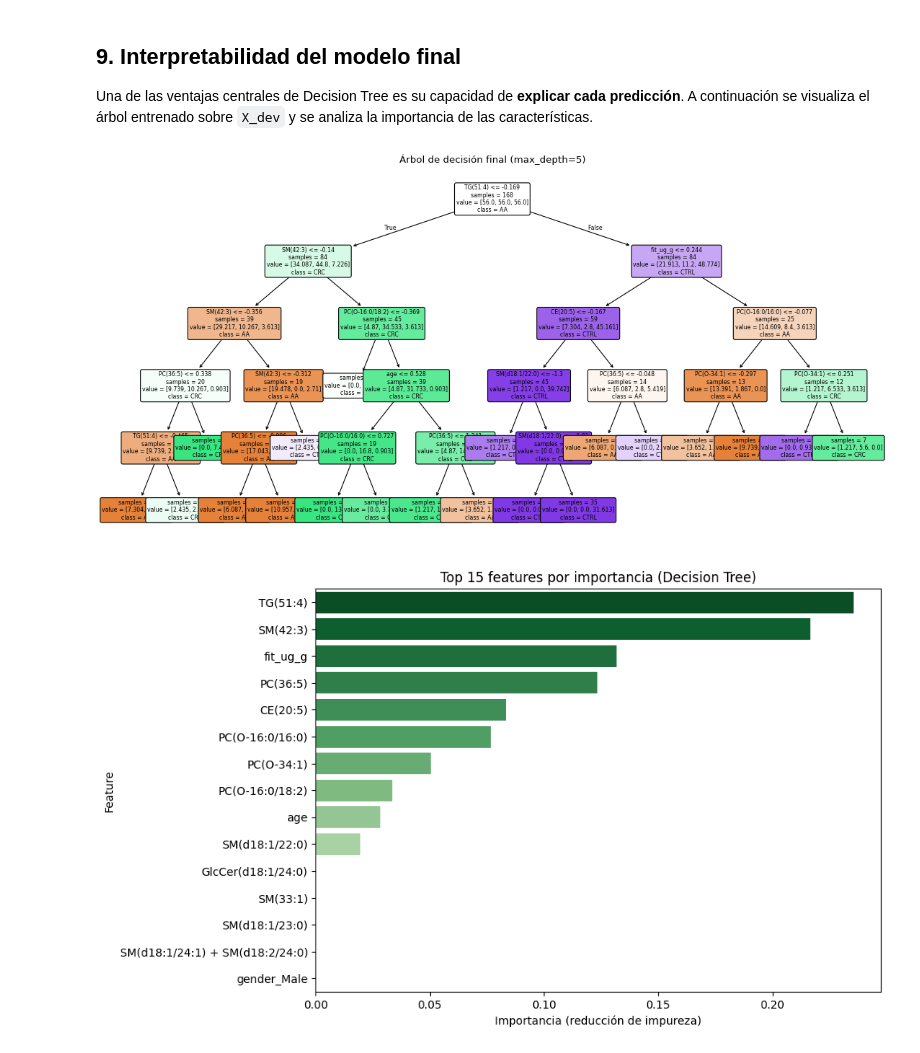
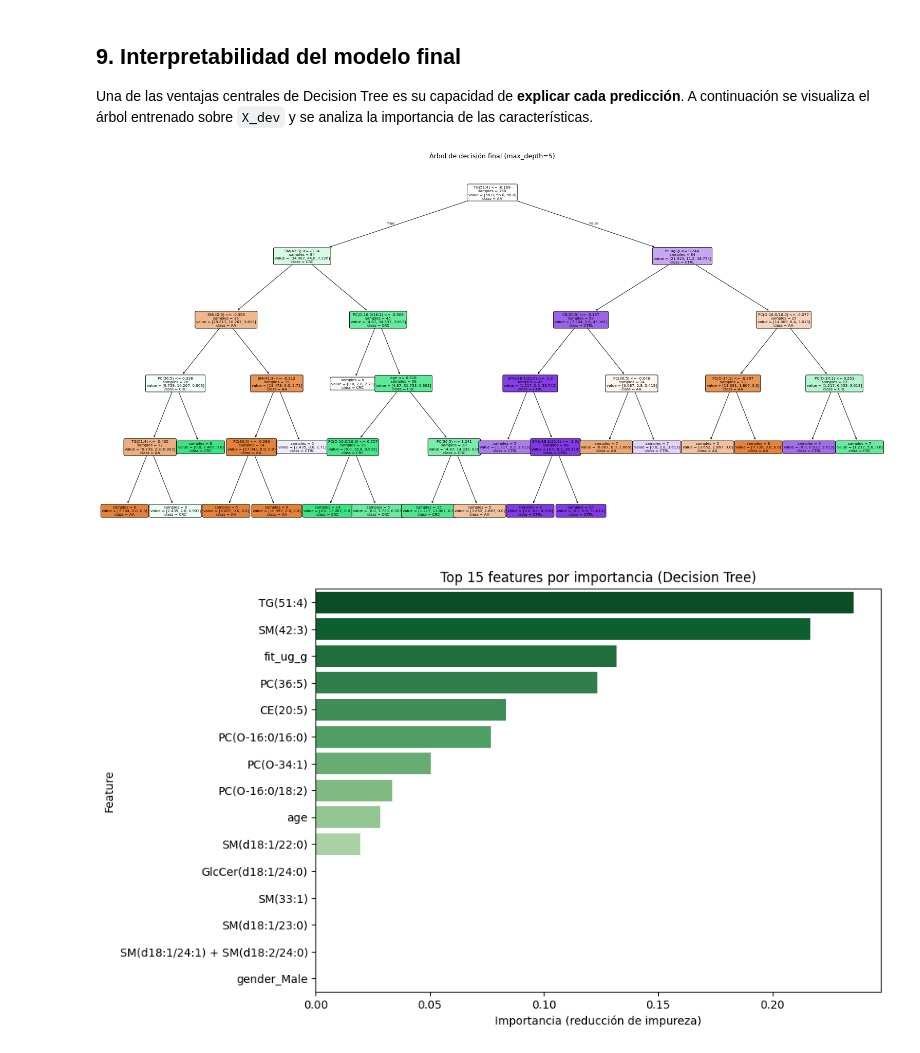
Before and after one commit to A01795919/proyecto_integrador_equipo-22, a Jupyter notebook: notebooks/Avance4_Equipo22.ipynb, the cells around one changed output. Cells and saved outputs as stored; diff of their text form; code cells hidden in the pictures.

```diff
--- a/notebooks/Avance4_Equipo22.ipynb
+++ b/notebooks/Avance4_Equipo22.ipynb
@@ -625,26 +625,26 @@ Una de las ventajas centrales de Decision Tree es su capacidad de **explicar cad
 # %%
 # ============================================================
 # Visualización del árbol de decisión
 # ============================================================
 
 from sklearn.tree import plot_tree
 
-fig, ax = plt.subplots(figsize=(14, 7), dpi=80)
+fig, ax = plt.subplots(figsize=(24, 12), dpi=65)
 plot_tree(
     final_model,
     feature_names=X_dev.columns.tolist(),
     class_names=final_model.classes_.tolist(),
     filled=True,
     rounded=True,
-    fontsize=7,
+    fontsize=8,
     impurity=False,
     ax=ax
 )
-ax.set_title(f'Árbol de decisión final (max_depth={final_model.max_depth})')
+ax.set_title(f'Árbol de decisión final (max_depth={final_model.max_depth})', fontsize=14)
 plt.tight_layout()
 plt.show()
 # %% [output]
-[figure, old version]
+[figure, new version]
 # %%
 # ============================================================
 # Importancia de características nativa del árbol
```
Also changed, not shown: parts of 2 cells of this notebook.
